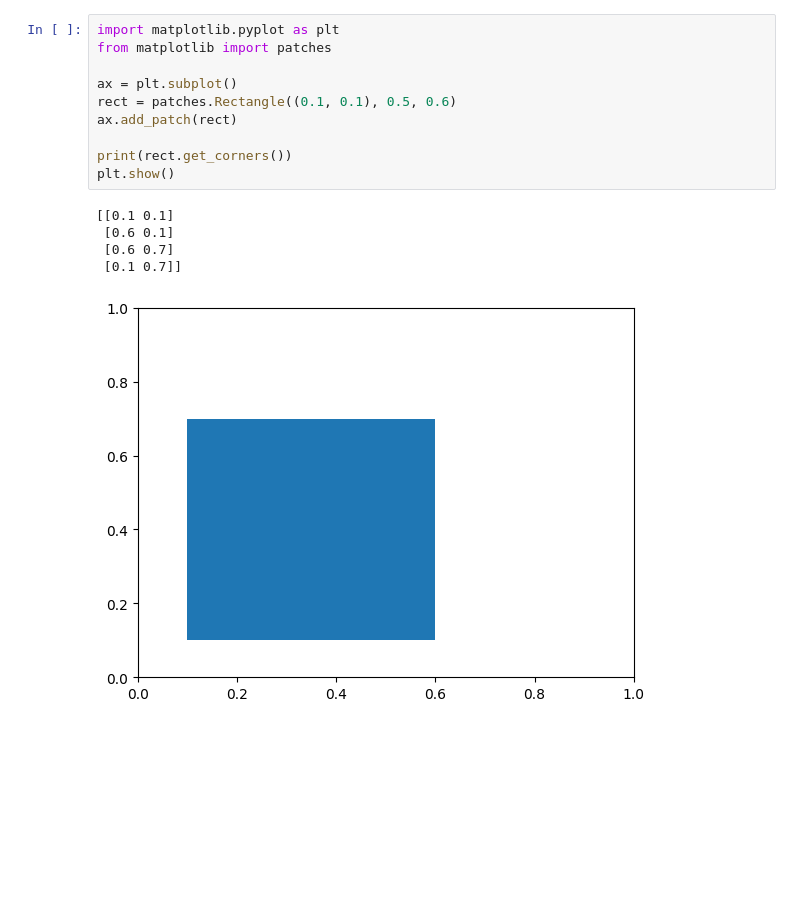
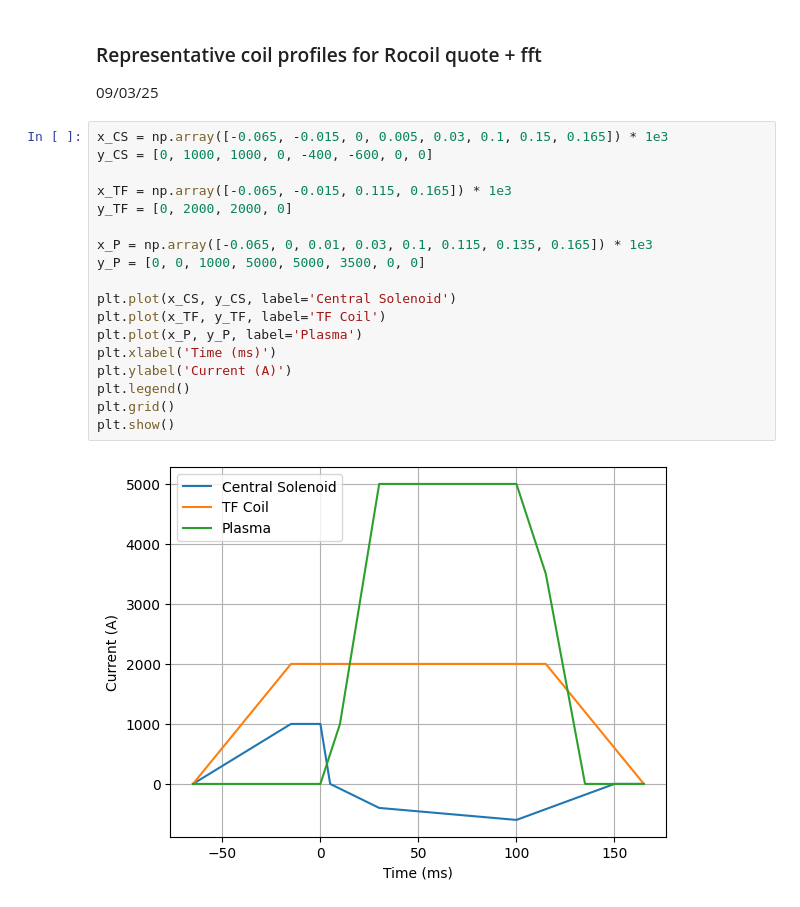
Before and after one commit to maborscz/PyMak-repo, a Jupyter notebook: nb/sandbox.ipynb, the cells around one changed output. Drawn from its saved outputs; the diff is of its cells as text; blank space fills up the shorter version.

```diff
--- a/nb/sandbox.ipynb
+++ b/nb/sandbox.ipynb
@@ -39,19 +41,26 @@ print(didt[idx], l[idx], l[idx]/4.85e-3 * 2)
 # %% [output]
 127462.12377065387 0.3885585585585586 160.2303334262097
 [figure]
-# %%
-import matplotlib.pyplot as plt
-from matplotlib import patches
-
-ax = plt.subplot()
-rect = patches.Rectangle((0.1, 0.1), 0.5, 0.6)
-ax.add_patch(rect)
-
-print(rect.get_corners())
-plt.show()
-# %% [output]
-[[0.1 0.1]
- [0.6 0.1]
- [0.6 0.7]
- [0.1 0.7]]
-[figure, removed]
+# %% [markdown]
+### Representative coil profiles for Rocoil quote + fft
+09/03/25
+# %%
+x_CS = np.array([-0.065, -0.015, 0, 0.005, 0.03, 0.1, 0.15, 0.165]) * 1e3
+y_CS = [0, 1000, 1000, 0, -400, -600, 0, 0]
+
+x_TF = np.array([-0.065, -0.015, 0.115, 0.165]) * 1e3
+y_TF = [0, 2000, 2000, 0]
+
+x_P = np.array([-0.065, 0, 0.01, 0.03, 0.1, 0.115, 0.135, 0.165]) * 1e3
+y_P = [0, 0, 1000, 5000, 5000, 3500, 0, 0]
+
+plt.plot(x_CS, y_CS, label='Central Solenoid')
+plt.plot(x_TF, y_TF, label='TF Coil')
+plt.plot(x_P, y_P, label='Plasma')
+plt.xlabel('Time (ms)')
+plt.ylabel('Current (A)')
+plt.legend()
+plt.grid()
+plt.show()
+# %% [output]
+[figure, added]
```
Also changed, not shown: parts of 6 cells of this notebook, 13 other files.
